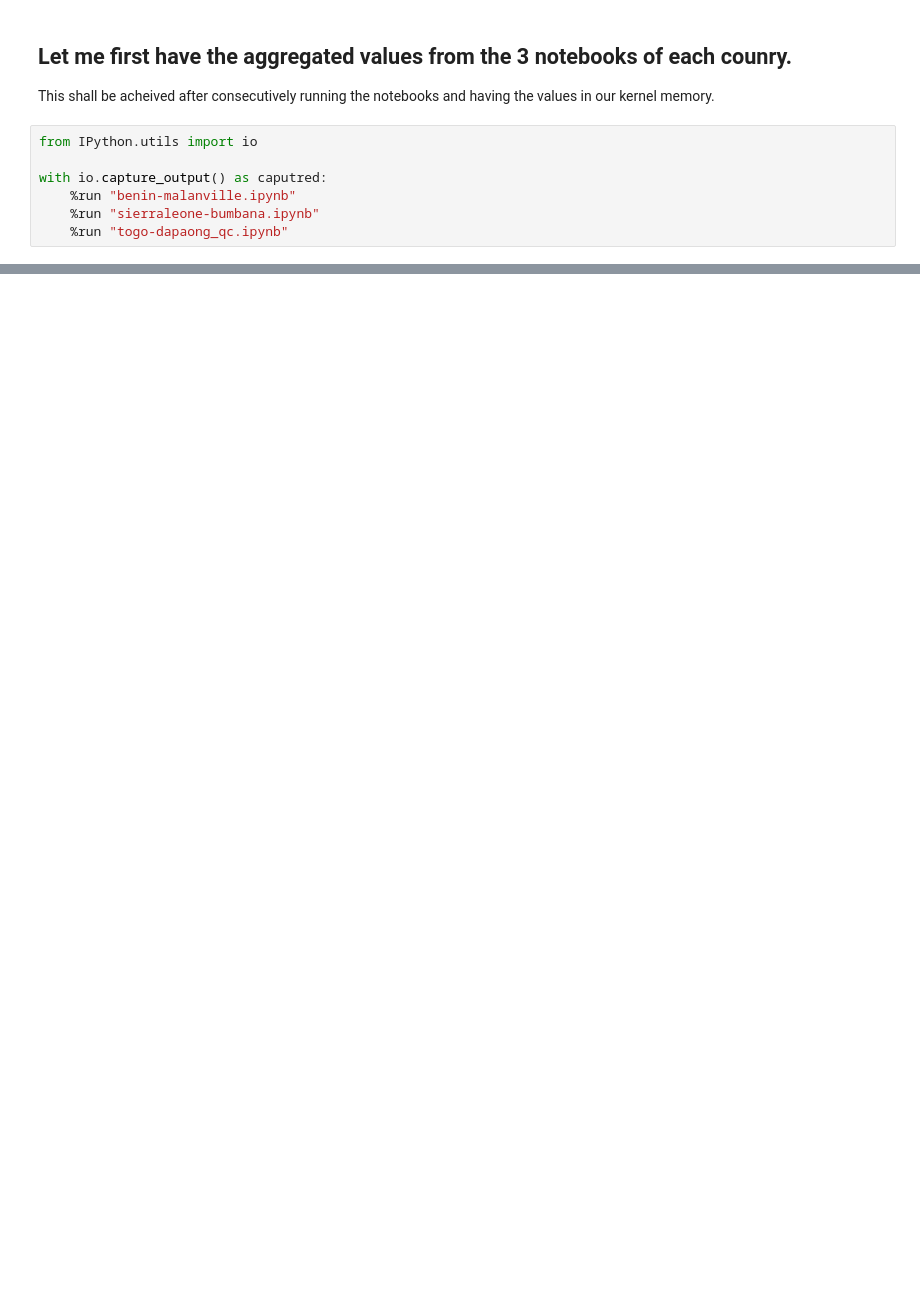
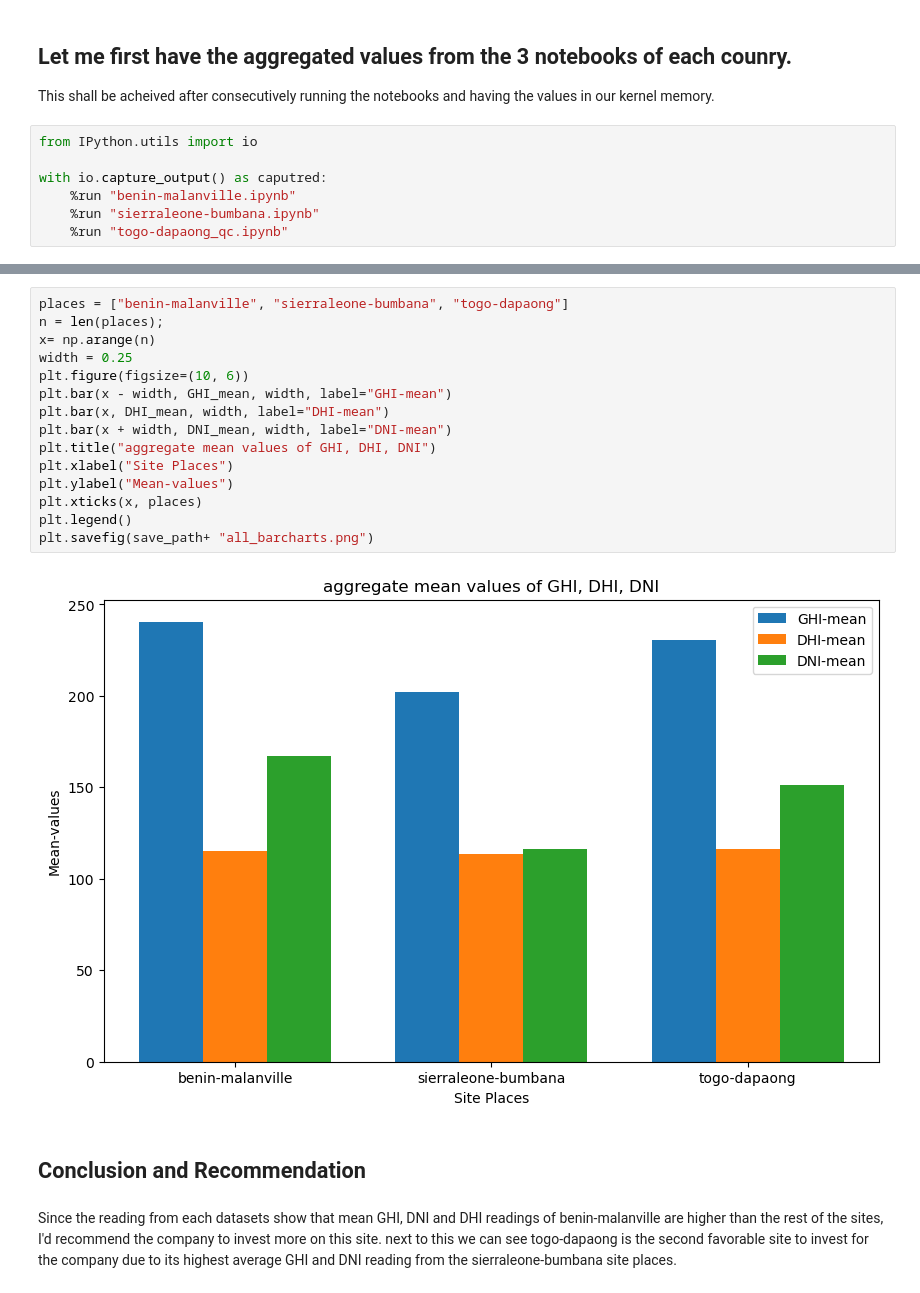
Before and after one commit to codeWithKal/KAIM-Week-0-Challenge, a Jupyter notebook: notebooks/EDA.ipynb, the cells around one changed output, grey strips where cells are left out. Drawn from its saved outputs; the diff is of its cells as text; blank space fills up the shorter version.

```diff
--- a/notebooks/EDA.ipynb
+++ b/notebooks/EDA.ipynb
@@ -38,0 +48,21 @@ plt.plot(df_benin.describe())
+# %%
+places = ["benin-malanville", "sierraleone-bumbana", "togo-dapaong"]
+n = len(places);
+x= np.arange(n)
+width = 0.25
+plt.figure(figsize=(10, 6))
+plt.bar(x - width, GHI_mean, width, label="GHI-mean")
+plt.bar(x, DHI_mean, width, label="DHI-mean")
+plt.bar(x + width, DNI_mean, width, label="DNI-mean")
+plt.title("aggregate mean values of GHI, DHI, DNI")
+plt.xlabel("Site Places")
+plt.ylabel("Mean-values")
+plt.xticks(x, places)
+plt.legend()
+plt.savefig(save_path+ "all_barcharts.png")
+# %% [output]
+[figure, added]
+# %% [markdown]
+## Conclusion and Recommendation
+# %% [markdown]
+Since the reading from each datasets show that mean GHI, DNI and DHI readings of benin-malanville are higher than the rest of the sites, I'd recommend the company to invest more on this site. next to this we can see togo-dapaong is the second favorable site to invest for the company due to its highest average GHI and DNI reading from the sierraleone-bumbana site places.
```
Also changed, not shown: parts of 7 cells of this notebook.
